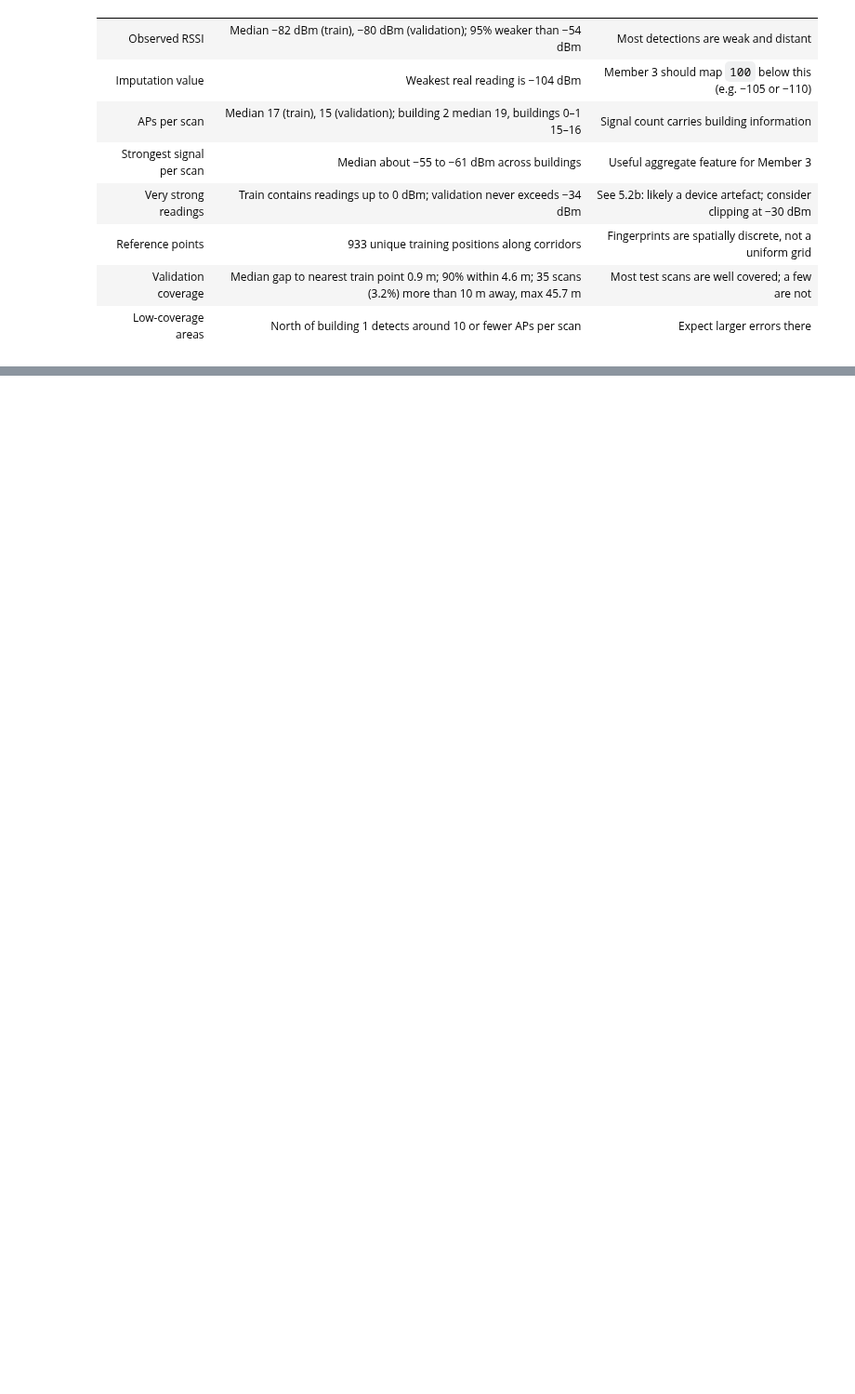
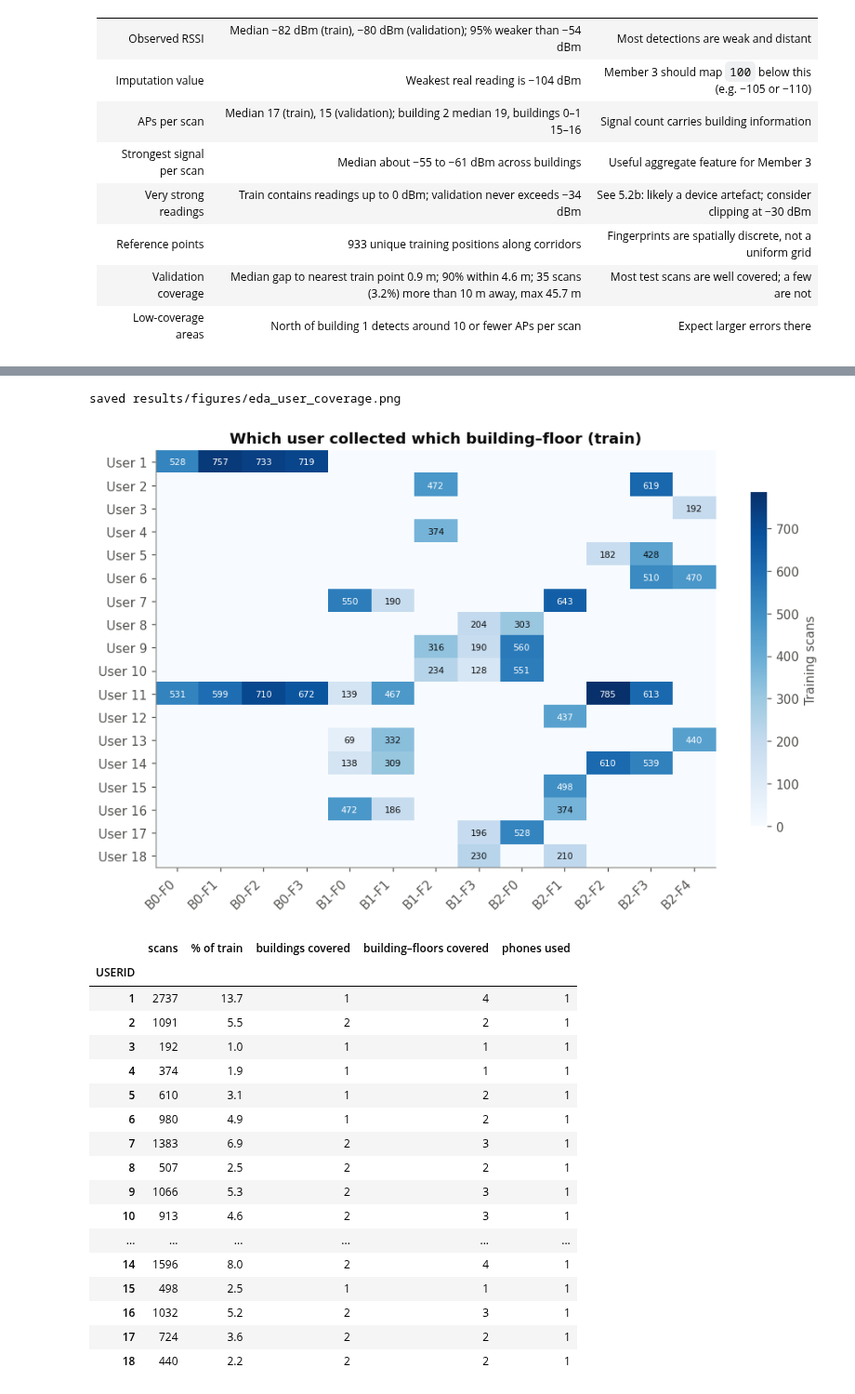
Before and after one commit to Hashicy/indoor-wifi-positioning, a Jupyter notebook: notebooks/01_dataset_eda.ipynb, the cells around one changed output, grey strips where cells are left out. Shown at 93% size. Drawn from its saved outputs; the diff is of its cells as text; code cells hidden in the pictures; blank space fills up the shorter version.

```diff
--- a/notebooks/01_dataset_eda.ipynb
+++ b/notebooks/01_dataset_eda.ipynb
@@ -875,0 +935,52 @@ coverage overall (median 19 APs per scan vs 15–16 in buildings 0 and 1).
+# %%
+# Which building-floor areas did each user cover?
+cover = pd.crosstab(train["USERID"],
+                    "B" + train["BUILDINGID"].astype(str) + "-F" + train["FLOOR"].astype(str))
+
+fig, ax = plt.subplots(figsize=(10, 6))
+im = ax.imshow(cover.values, cmap="Blues", aspect="auto")
+ax.set_xticks(range(cover.shape[1]), cover.columns, rotation=45, ha="right")
+ax.set_yticks(range(cover.shape[0]), [f"User {u}" for u in cover.index])
+ax.grid(visible=False)
+for i in range(cover.shape[0]):
+    for j in range(cover.shape[1]):
+        n = cover.values[i, j]
+        if n:
+            ax.text(j, i, n, ha="center", va="center", fontsize=7,
+                    color="white" if n > cover.values.max() * 0.55 else "#0b0b0b")
+cb = fig.colorbar(im, ax=ax, shrink=0.8)
+cb.set_label("Training scans")
+cb.outline.set_visible(False)
+ax.set_title("Which user collected which building–floor (train)")
+save(fig, "user_coverage")
+plt.show()
+
+per_user = pd.DataFrame({
+    "scans": users,
+    "% of train": (users / len(train) * 100).round(1),
+    "buildings covered": train.groupby("USERID")["BUILDINGID"].nunique(),
+    "building–floors covered": (cover > 0).sum(axis=1),
+    "phones used": train.groupby("USERID")["PHONEID"].nunique(),
+})
+per_user
+# %% [output]
+saved results/figures/eda_user_coverage.png
+[figure, added]
+|  | scans | % of train | buildings covered | building–floors covered | phones used |
+| USERID |  |  |  |  |  |
+| 1 | 2737 | 13.7 | 1 | 4 | 1 |
+| 2 | 1091 | 5.5 | 2 | 2 | 1 |
+| 3 | 192 | 1.0 | 1 | 1 | 1 |
+| 4 | 374 | 1.9 | 1 | 1 | 1 |
+| 5 | 610 | 3.1 | 1 | 2 | 1 |
+| 6 | 980 | 4.9 | 1 | 2 | 1 |
+| 7 | 1383 | 6.9 | 2 | 3 | 1 |
+| 8 | 507 | 2.5 | 2 | 2 | 1 |
+| 9 | 1066 | 5.3 | 2 | 3 | 1 |
+| 10 | 913 | 4.6 | 2 | 3 | 1 |
+| ... | ... | ... | ... | ... | ... |
+| 14 | 1596 | 8.0 | 2 | 4 | 1 |
+| 15 | 498 | 2.5 | 1 | 1 | 1 |
+| 16 | 1032 | 5.2 | 2 | 3 | 1 |
+| 17 | 724 | 3.6 | 2 | 2 | 1 |
+| 18 | 440 | 2.2 | 2 | 2 | 1 |
```
Also changed, not shown: parts of 24 cells of this notebook, 8 other files.
